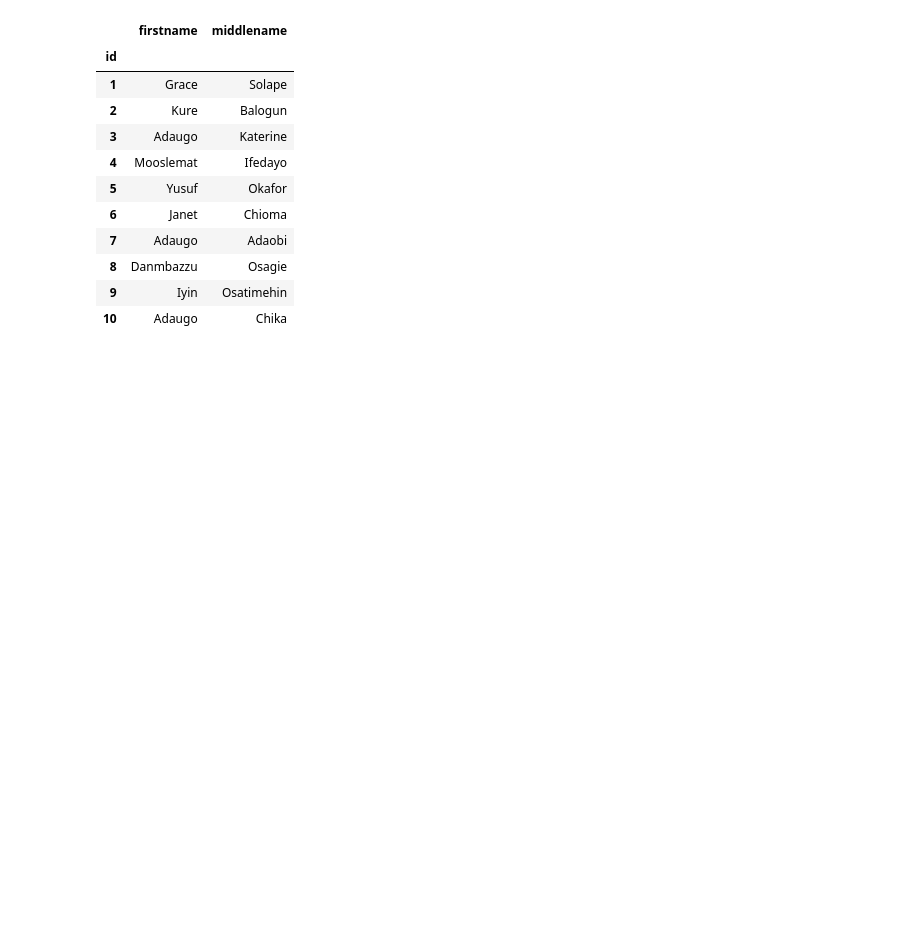
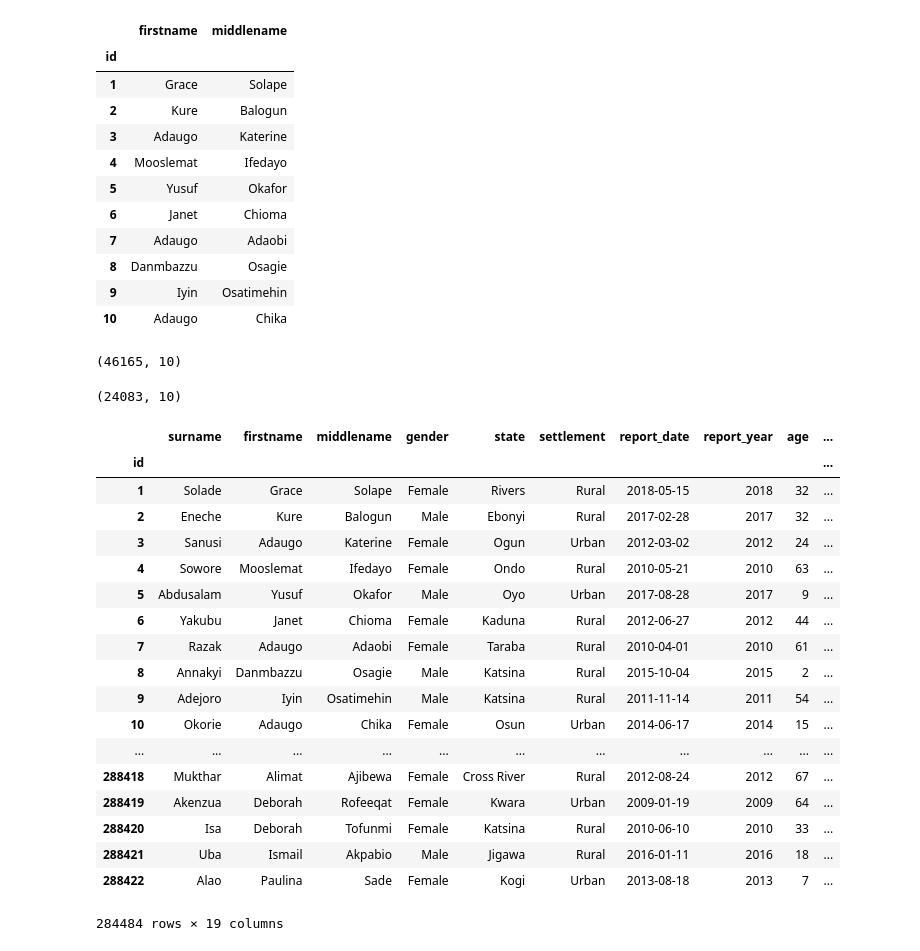
Before and after one commit to DurodolaBolu/pandas, a Jupyter notebook: meningitis dataset.ipynb, the cells around one changed output. Saved outputs shown, nothing was run; the diff lists cells and outputs as text; code cells hidden in the pictures; blank space fills up the shorter version.

```diff
--- a/meningitis dataset.ipynb
+++ b/meningitis dataset.ipynb
@@ -37,3 +37,61 @@ first_10.iloc[:,1:3]
 | 8 | Danmbazzu | Osagie |
 | 9 | Iyin | Osatimehin |
 | 10 | Adaugo | Chika |
+# %%
+data[(data.gender == 'Female') & (data.settlement == 'Rural')]
+
+w,x,y,z = data.iloc[:, 0:10], data.iloc[:, 10: 20], data.iloc[:, 20:30], data.iloc[:, 30:40]
+
+south_west = w.loc[w.state.isin(['Ondo', 'Ogun', 'Ekiti', 'Oyo', 'Osun', 'Lagos'])]
+male,female = south_west.loc[south_west.gender == 'Male'], south_west.loc[south_west.gender == 'Female']
+
+# print(w.shape)
+print(south_west.shape)
+# data.shape
+
+male.shape
+female.shape
+# %% [output]
+(46165, 10)
+(24083, 10)
+# %%
+# Dropping and combining Datasets
+
+a, b,c, d = data.iloc[:, 0:10], data.iloc[:, 10:20], data.iloc[:,20:30], data.iloc[:,30:40]
+
+a_drop = a.drop(columns=['gender_male','gender_female','rural_settlement', 'urban_settlement'])
+a_drop
+
+b_drop = b.drop(columns=['age_str','cholera','diarrhoea'])
+b_drop
+
+c_drop = c.drop(columns=['measles', 'meningitis', 'ebola', 'viral_haemmorrhaphic_fever', 'malaria', 'rubella_mars',
+                        'marburg_virus', 'yellow_fever'])
+# c_drop = c.loc[:,'NmA']
+c_drop
+
+d_drop = d.drop(columns=['unconfirmed','confirmed', 'dead', 'alive', 'null_serotype'])
+d_drop
+
+new_data = pd.concat([a_drop, b_drop, c_drop, d_drop], axis=1)
+new_data
+# %% [output]
+|  | surname | firstname | middlename | gender | state | settlement | report_date | report_year | age | ... |
+| id |  |  |  |  |  |  |  |  |  | ... |
+| 1 | Solade | Grace | Solape | Female | Rivers | Rural | 2018-05-15 | 2018 | 32 | ... |
+| 2 | Eneche | Kure | Balogun | Male | Ebonyi | Rural | 2017-02-28 | 2017 | 32 | ... |
+| 3 | Sanusi | Adaugo | Katerine | Female | Ogun | Urban | 2012-03-02 | 2012 | 24 | ... |
+| 4 | Sowore | Mooslemat | Ifedayo | Female | Ondo | Rural | 2010-05-21 | 2010 | 63 | ... |
+| 5 | Abdusalam | Yusuf | Okafor | Male | Oyo | Urban | 2017-08-28 | 2017 | 9 | ... |
+| 6 | Yakubu | Janet | Chioma | Female | Kaduna | Rural | 2012-06-27 | 2012 | 44 | ... |
+| 7 | Razak | Adaugo | Adaobi | Female | Taraba | Rural | 2010-04-01 | 2010 | 61 | ... |
+| 8 | Annakyi | Danmbazzu | Osagie | Male | Katsina | Rural | 2015-10-04 | 2015 | 2 | ... |
+| 9 | Adejoro | Iyin | Osatimehin | Male | Katsina | Rural | 2011-11-14 | 2011 | 54 | ... |
+| 10 | Okorie | Adaugo | Chika | Female | Osun | Urban | 2014-06-17 | 2014 | 15 | ... |
+| ... | ... | ... | ... | ... | ... | ... | ... | ... | ... | ... |
+| 288418 | Mukthar | Alimat | Ajibewa | Female | Cross River | Rural | 2012-08-24 | 2012 | 67 | ... |
+| 288419 | Akenzua | Deborah | Rofeeqat | Female | Kwara | Urban | 2009-01-19 | 2009 | 64 | ... |
+| 288420 | Isa | Deborah | Tofunmi | Female | Katsina | Rural | 2010-06-10 | 2010 | 33 | ... |
+| 288421 | Uba | Ismail | Akpabio | Male | Jigawa | Rural | 2016-01-11 | 2016 | 18 | ... |
+| 288422 | Alao | Paulina | Sade | Female | Kogi | Urban | 2013-08-18 | 2013 | 7 | ... |
+284484 rows × 19 columns
```
Also changed, not shown: 2 other files.
